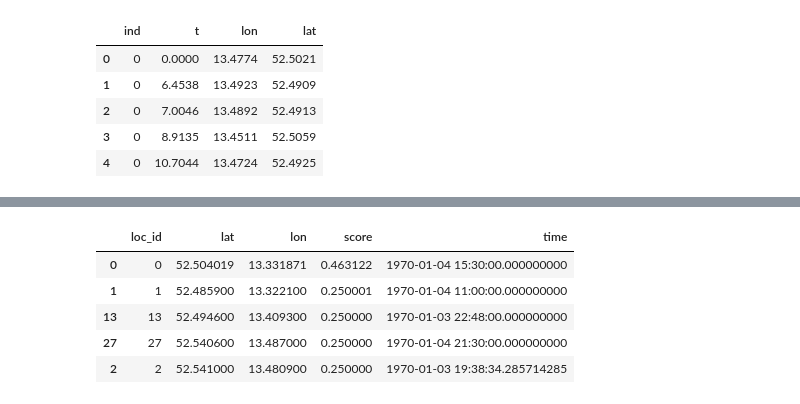
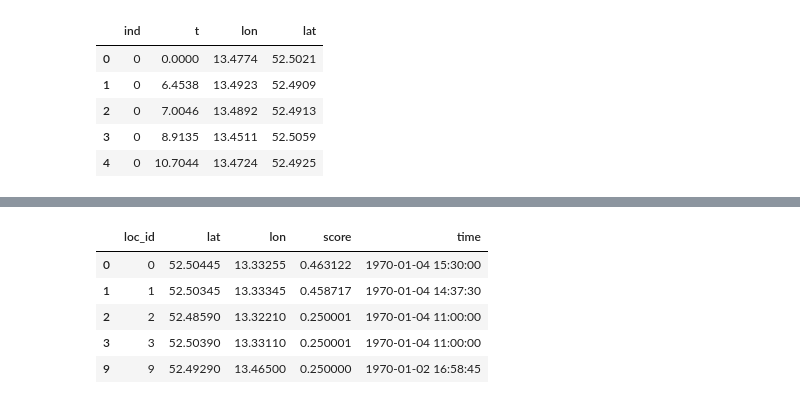
Before and after one commit to franksh/outbreak-detection, a Jupyter notebook: notebooks/1_inference_example.ipynb, the cells around one changed output, grey strips where cells are left out. Saved outputs shown, nothing was run; the diff lists cells and outputs as text; code cells hidden in the pictures.

```diff
--- a/notebooks/1_inference_example.ipynb
+++ b/notebooks/1_inference_example.ipynb
@@ -65,17 +70,17 @@ plot_trajectories(sample_trajectories)
 # %%
 from outbreak import Inference
 
-inference = Inference(GAUSS_SIGMA=0.1, MAX_NEIGHBORHOOD_SIZE_KM=10)
+inference = Inference()
+
+origins = inference.find_outbreak_origins(sample_trajectories)
+origins.head()
+# %% [output]
+|  | loc_id | lat | lon | score | time |
+| 0 | 0 | 52.50445 | 13.33255 | 0.463122 | 1970-01-04 15:30:00 |
+| 1 | 1 | 52.50345 | 13.33345 | 0.458717 | 1970-01-04 14:37:30 |
+| 2 | 2 | 52.48590 | 13.32210 | 0.250001 | 1970-01-04 11:00:00 |
+| 3 | 3 | 52.50390 | 13.33110 | 0.250001 | 1970-01-04 11:00:00 |
+| 9 | 9 | 52.49290 | 13.46500 | 0.250000 | 1970-01-02 16:58:45 |
-# %%
-origins = inference.find_outbreak_origins(sample_trajectories)
-origins.head()
-# %% [output]
-|  | loc_id | lat | lon | score | time |
-| 0 | 0 | 52.504019 | 13.331871 | 0.463122 | 1970-01-04 15:30:00.000000000 |
-| 1 | 1 | 52.485900 | 13.322100 | 0.250001 | 1970-01-04 11:00:00.000000000 |
-| 13 | 13 | 52.494600 | 13.409300 | 0.250000 | 1970-01-03 22:48:00.000000000 |
-| 27 | 27 | 52.540600 | 13.487000 | 0.250000 | 1970-01-04 21:30:00.000000000 |
-| 2 | 2 | 52.541000 | 13.480900 | 0.250000 | 1970-01-03 19:38:34.285714285 |
 # %%
 from outbreak.util import plot_result
 plot_result(sample_trajectories, origins, n_origins=10)
```
Also changed, not shown: parts of 23 cells of this notebook.
